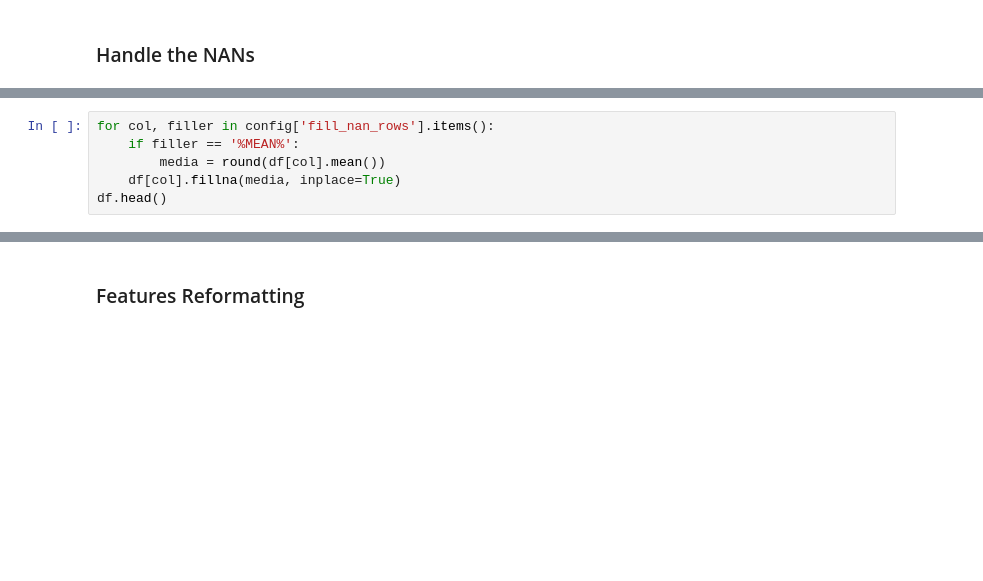
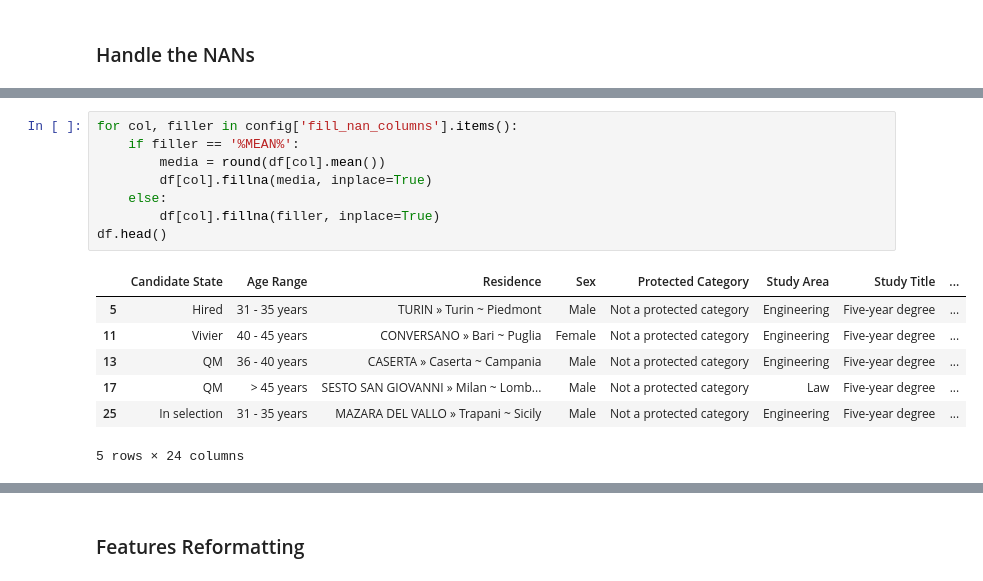
Before and after one commit to bertiandrea/ProjectWork_AEQUITAS_AKKODIS, a Jupyter notebook: code/Akkodis_Fairness_Analysis.ipynb, the cells around one changed output, grey strips where cells are left out. Saved outputs shown, nothing was run; the diff lists cells and outputs as text; blank space fills up the shorter version.

```diff
--- a/code/Akkodis_Fairness_Analysis.ipynb
+++ b/code/Akkodis_Fairness_Analysis.ipynb
@@ -225,8 +316,18 @@ df.head()
 # %%
-for col, filler in config['fill_nan_rows'].items():
+for col, filler in config['fill_nan_columns'].items():
     if filler == '%MEAN%':
         media = round(df[col].mean())
-    df[col].fillna(media, inplace=True)
+        df[col].fillna(media, inplace=True)
+    else:
+        df[col].fillna(filler, inplace=True)
 df.head()
+# %% [output]
+|  | Candidate State | Age Range | Residence | Sex | Protected Category | Study Area | Study Title | ... |
+| 5 | Hired | 31 - 35 years | TURIN » Turin ~ Piedmont | Male | Not a protected category | Engineering | Five-year degree | ... |
+| 11 | Vivier | 40 - 45 years | CONVERSANO » Bari ~ Puglia | Female | Not a protected category | Engineering | Five-year degree | ... |
+| 13 | QM | 36 - 40 years | CASERTA » Caserta ~ Campania | Male | Not a protected category | Engineering | Five-year degree | ... |
+| 17 | QM | > 45 years | SESTO SAN GIOVANNI » Milan ~ Lomb... | Male | Not a protected category | Law | Five-year degree | ... |
+| 25 | In selection | 31 - 35 years | MAZARA DEL VALLO » Trapani ~ Sicily | Male | Not a protected category | Engineering | Five-year degree | ... |
+5 rows × 24 columns
 # %%
 print(f'There are {df.isnull().sum().sum()} NANs')
```
Also changed, not shown: parts of 36 cells of this notebook, 2 other files.
